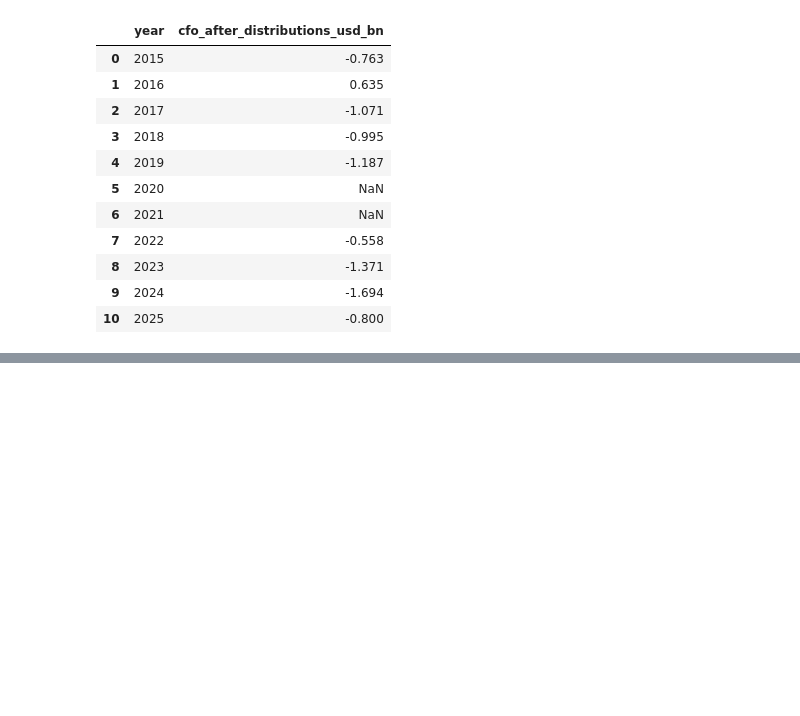
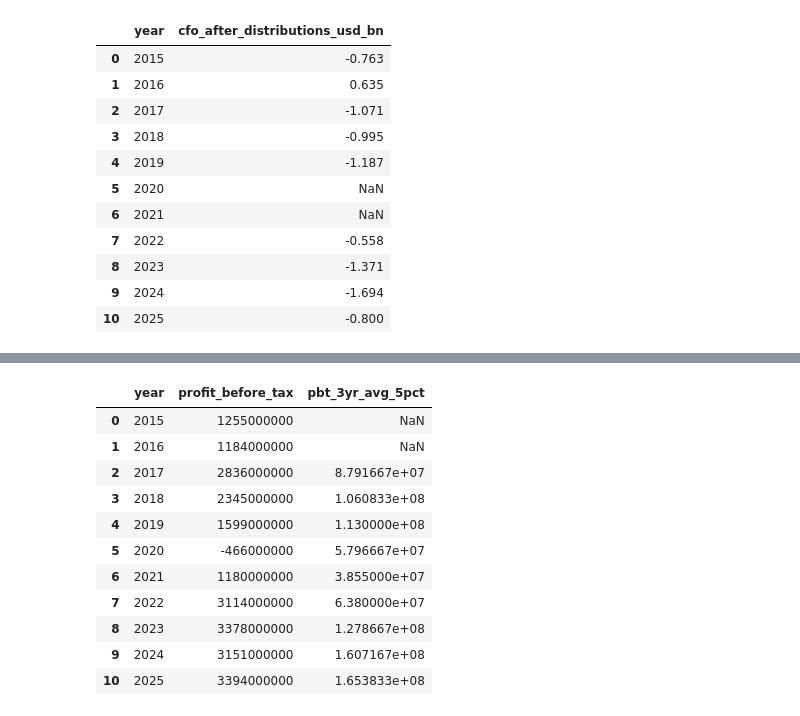
Before and after one commit to cortazar11/hotel_audit_project, a Jupyter notebook: 02_audit-analytics.ipynb, the cells around one changed output, grey strips where cells are left out. Cells and saved outputs as stored; diff of their text form; code cells hidden in the pictures; blank space fills up the shorter version.

```diff
--- a/02_audit-analytics.ipynb
+++ b/02_audit-analytics.ipynb
@@ -10306,0 +10371,32 @@ display(
+# %%
+import importlib
+import src.hotel_audit.materiality as materiality
+
+importlib.reload(materiality)
+
+calculate_average_pbt_materiality = (
+    materiality.calculate_average_pbt_materiality
+)
+# %%
+average_pbt_materiality_test = calculate_average_pbt_materiality(
+    materiality_df.drop(columns=["pbt_3yr_avg_5pct"], errors="ignore")
+)
+
+display(
+    average_pbt_materiality_test[
+        ["year", "profit_before_tax", "pbt_3yr_avg_5pct"]
+    ].round(2)
+)
+# %% [output]
+|  | year | profit_before_tax | pbt_3yr_avg_5pct |
+| 0 | 2015 | 1255000000 | NaN |
+| 1 | 2016 | 1184000000 | NaN |
+| 2 | 2017 | 2836000000 | 8.791667e+07 |
+| 3 | 2018 | 2345000000 | 1.060833e+08 |
+| 4 | 2019 | 1599000000 | 1.130000e+08 |
+| 5 | 2020 | -466000000 | 5.796667e+07 |
+| 6 | 2021 | 1180000000 | 3.855000e+07 |
+| 7 | 2022 | 3114000000 | 6.380000e+07 |
+| 8 | 2023 | 3378000000 | 1.278667e+08 |
+| 9 | 2024 | 3151000000 | 1.607167e+08 |
+| 10 | 2025 | 3394000000 | 1.653833e+08 |
```
Also changed, not shown: parts of 9 cells of this notebook, 4 other files.
